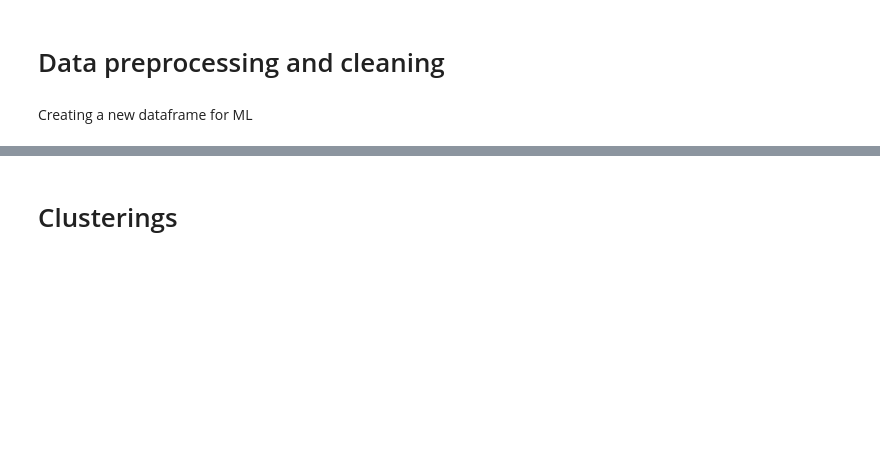
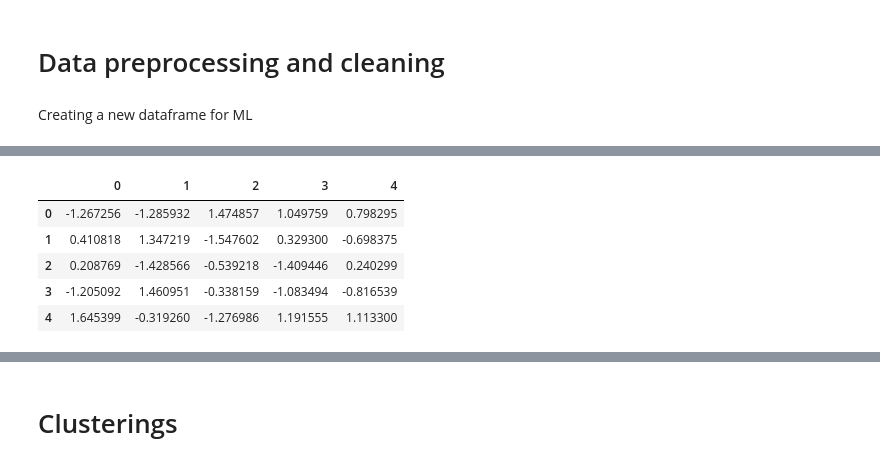
Before and after one commit to kaluzap/kaggle_cat_in_the_dat, a Jupyter notebook: clustering_and_cats.ipynb, the cells around one changed output, grey strips where cells are left out. Drawn from its saved outputs; the diff is of its cells as text; code cells hidden in the pictures; blank space fills up the shorter version.

```diff
--- a/clustering_and_cats.ipynb
+++ b/clustering_and_cats.ipynb
@@ -137,0 +107,78 @@ XX.head()
+# %%
+#function to process the data
+import string
+
+def make_good_data_frame(in_data, n_pca = 0):
+
+    lst_df = []
+
+    #ready dataframe RD
+    temp = in_data[ready_columns].copy()
+    lst_df.append(temp)
+
+
+    #String categorical dataframe SCD
+    temp = pd.get_dummies(in_data[str_categorical_columns], drop_first=True)
+    lst_df.append(temp)
+
+
+    #ordinal columns
+    lst_df.append(in_data['ord_0'])
+    mapping = {"ord_1": {'Grandmaster':4, 'Expert':2, 'Novice':0, 'Contributor':1, 'Master':3},
+               "ord_2": {'Cold':1, 'Hot':3, 'Lava Hot':5, 'Boiling Hot':4, 'Freezing':0, 'Warm':2},
+               "ord_3": {'a':1, 'c':3, 'j':10, 'g':7, 'l':12, 'i':9, 'h':8, 'o':15, 'k':11, 'd':4, 'e':5, 'b':2, 'f':6, 'n':14, 'm':13},
+               "ord_4": {'B':2, 'I':9, 'F':6, 'Z':26, 'Q':17, 'U':21, 'X':24, 'G':7, 'E':5, 'A':1, 'S':19, 'P':16, 'D':4, 'J':10, 'W':23, 'R':18, 'K':11, 'H':8,
+                        'O':15, 'L':12, 'V':22, 'Y':25, 'T':20, 'M':13, 'C':3, 'N':14}}
+    temp = in_data[str_ordinal_columns].replace(mapping).copy()
+    lst_df.append(temp)
+
+
+    #Integer categorical dataframe ICD
+    temp = pd.DataFrame(index = in_data.index)
+    for name in int_categorical_columns:
+        tt = pd.get_dummies(in_data[name], drop_first=True)
+        temp = pd.merge(temp, tt, left_index=True, right_index=True)
+    #lst_df.append(temp)
+
+
+    #real columns
+    temp = pd.DataFrame(index = in_data.index)
+    for c in real_columns:
+        temp[c] = in_data[c].apply(lambda x : int(x, 16))
+    #lst_df.append(temp)
+
+
+    #ord_5
+    temp = in_data['ord_5'].apply(lambda x : string.ascii_letters.index(x[0])*52 + string.ascii_letters.index(x[1])).copy()
+    #lst_df.append(temp)
+
+
+
+    #mergin all the dataframes
+    result = pd.DataFrame(index = in_data.index)
+    for x in lst_df:
+        result = pd.merge(result, x, left_index=True, right_index=True)
+
+    #normalization
+    result = ((result - result.min())/(result.max() - result.min()) - 0.5)*2.0
+
+    #PCA
+    if n_pca == 0:
+        return result
+
+    pca = PCA(n_components=n_pca)
+    principalComponents = pca.fit_transform(result)
+    result = pd.DataFrame(principalComponents)
+
+    return result
+
+
+XX = make_good_data_frame(data, 5)
+XX.head()
+# %% [output]
+|  | 0 | 1 | 2 | 3 | 4 |
+| 0 | -1.267256 | -1.285932 | 1.474857 | 1.049759 | 0.798295 |
+| 1 | 0.410818 | 1.347219 | -1.547602 | 0.329300 | -0.698375 |
+| 2 | 0.208769 | -1.428566 | -0.539218 | -1.409446 | 0.240299 |
+| 3 | -1.205092 | 1.460951 | -0.338159 | -1.083494 | -0.816539 |
+| 4 | 1.645399 | -0.319260 | -1.276986 | 1.191555 | 1.113300 |
```
Also changed, not shown: parts of 10 cells of this notebook, 2 other files.
